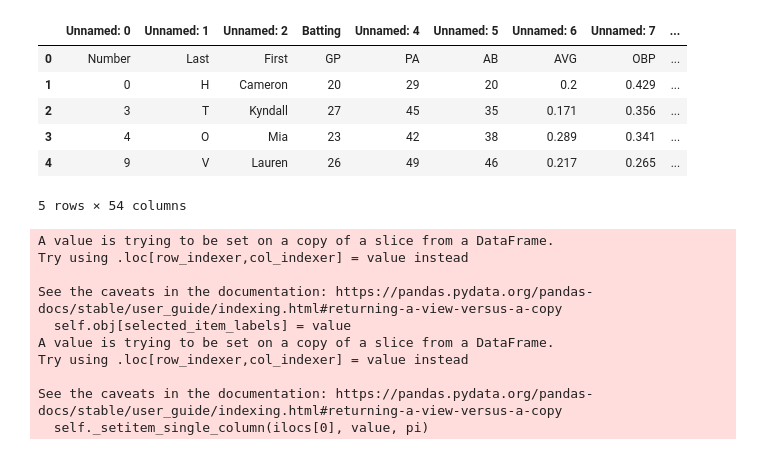
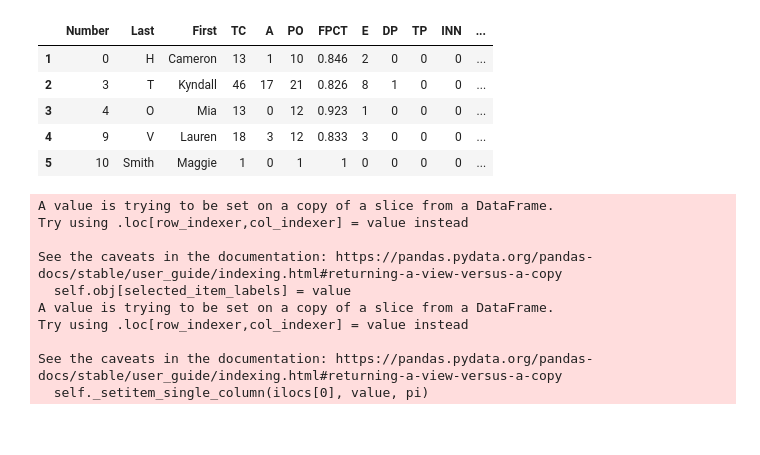
Before and after one commit to highsmithjd/softball, a Jupyter notebook: notebooks/gamechanger.ipynb, the cells around one changed output. Drawn from its saved outputs; the diff is of its cells as text; code cells hidden in the pictures.

Commit message:
Updated dataframes

```diff
--- a/notebooks/gamechanger.ipynb
+++ b/notebooks/gamechanger.ipynb
@@ -7,35 +7,49 @@ import pandas as pd
 from matplotlib import pyplot as plt
 # %%
 initial_df = pd.read_csv('../data/tnbh11202022.csv')
+# %%
+#drop the row that contains the glossary. At this point, the column is still 'Unamed: 0'
+initial_df.drop(initial_df[initial_df['Unnamed: 0'] == 'Glossary'].index, inplace = True)
 # %%
 #In the first row of the seasonal stats csv, there are 3 columm values. 'Batting', 'Pitching', and 'Fielding'
-#We want to slice the data from column1 to the 'Pitching' value
-#Drop the 'Pitching' column and call the new dataframe, initial_batting_df
 
+#Grab Number, Last, and First columns and save as player_df. we can use this as the first 3 columns in pitching and fielding dataframes
+player_df = initial_df.iloc[:,:3]
+
+#We want to slice the data from column1 to the 'Pitching' value. Drop the 'Pitching' column and call the new dataframe, initial_batting_df
 initial_batting_df = initial_df.loc[:,:'Pitching'].drop(['Pitching'], axis='columns')
 
-#Slice the csv from 'Pitching' to 'Fielding' and create the initial_pitching_df
+#Slice the csv from 'Pitching' to 'Fielding' and create the initial_pitching_df. Drop the 'Fielding' column at the end
 
 initial_pitching_df = initial_df.loc[:,'Pitching':'Fielding'].drop(['Fielding'], axis='columns')
+
+#Slice the csv from 'Fielding' to the end of the last column
+initial_fielding_df = initial_df.loc[:,'Fielding':]
+
+#Add the Number, First, and Last columns to the pitching and fielding dataframe. Batting was already set
+initial_pitching_df = pd.concat([player_df, initial_pitching_df], axis = 1)
+initial_fielding_df = pd.concat([player_df, initial_fielding_df], axis = 1)
-# %% [output]
-|  | Unnamed: 0 | Unnamed: 1 | Unnamed: 2 | Batting | Unnamed: 4 | Unnamed: 5 | Unnamed: 6 | Unnamed: 7 | ... |
-| 0 | Number | Last | First | GP | PA | AB | AVG | OBP | ... |
-| 1 | 0 | H | Cameron | 20 | 29 | 20 | 0.2 | 0.429 | ... |
-| 2 | 3 | T | Kyndall | 27 | 45 | 35 | 0.171 | 0.356 | ... |
-| 3 | 4 | O | Mia | 23 | 42 | 38 | 0.289 | 0.341 | ... |
-| 4 | 9 | V | Lauren | 26 | 49 | 46 | 0.217 | 0.265 | ... |
-5 rows × 54 columns
 # %%
 #we need to change the column header row from the "unamed" headers to the first row in the csv which contain headers like "AVG", "OBS", etc
 
 #grab the first row for the header
 new_batting_header = initial_batting_df.iloc[0]
 new_pitching_header = initial_pitching_df.iloc[0]
+new_fielding_header = initial_fielding_df.iloc[0]
 
 #take the data minus the header row. this creates a new dataframe
 initial_batting_df_drop_header_row = initial_batting_df[1:]
 initial_pitching_df_drop_header_row = initial_pitching_df[1:]
+initial_fielding_df_drop_header_row = initial_fielding_df[1:]
 
 #set the header row as the df header. the .column sets the headers of the dataframe
 initial_batting_df_drop_header_row.columns = new_batting_header
 initial_pitching_df_drop_header_row.columns = new_pitching_header
+initial_fielding_df_drop_header_row.columns = new_fielding_header
+# %% [output]
+|  | Number | Last | First | TC | A | PO | FPCT | E | DP | TP | INN | ... |
+| 1 | 0 | H | Cameron | 13 | 1 | 10 | 0.846 | 2 | 0 | 0 | 0 | ... |
+| 2 | 3 | T | Kyndall | 46 | 17 | 21 | 0.826 | 8 | 1 | 0 | 0 | ... |
+| 3 | 4 | O | Mia | 13 | 0 | 12 | 0.923 | 1 | 0 | 0 | 0 | ... |
+| 4 | 9 | V | Lauren | 18 | 3 | 12 | 0.833 | 3 | 0 | 0 | 0 | ... |
+| 5 | 10 | Smith | Maggie | 1 | 0 | 1 | 1 | 0 | 0 | 0 | 0 | ... |
```
Also changed, not shown: parts of 4 cells of this notebook.
